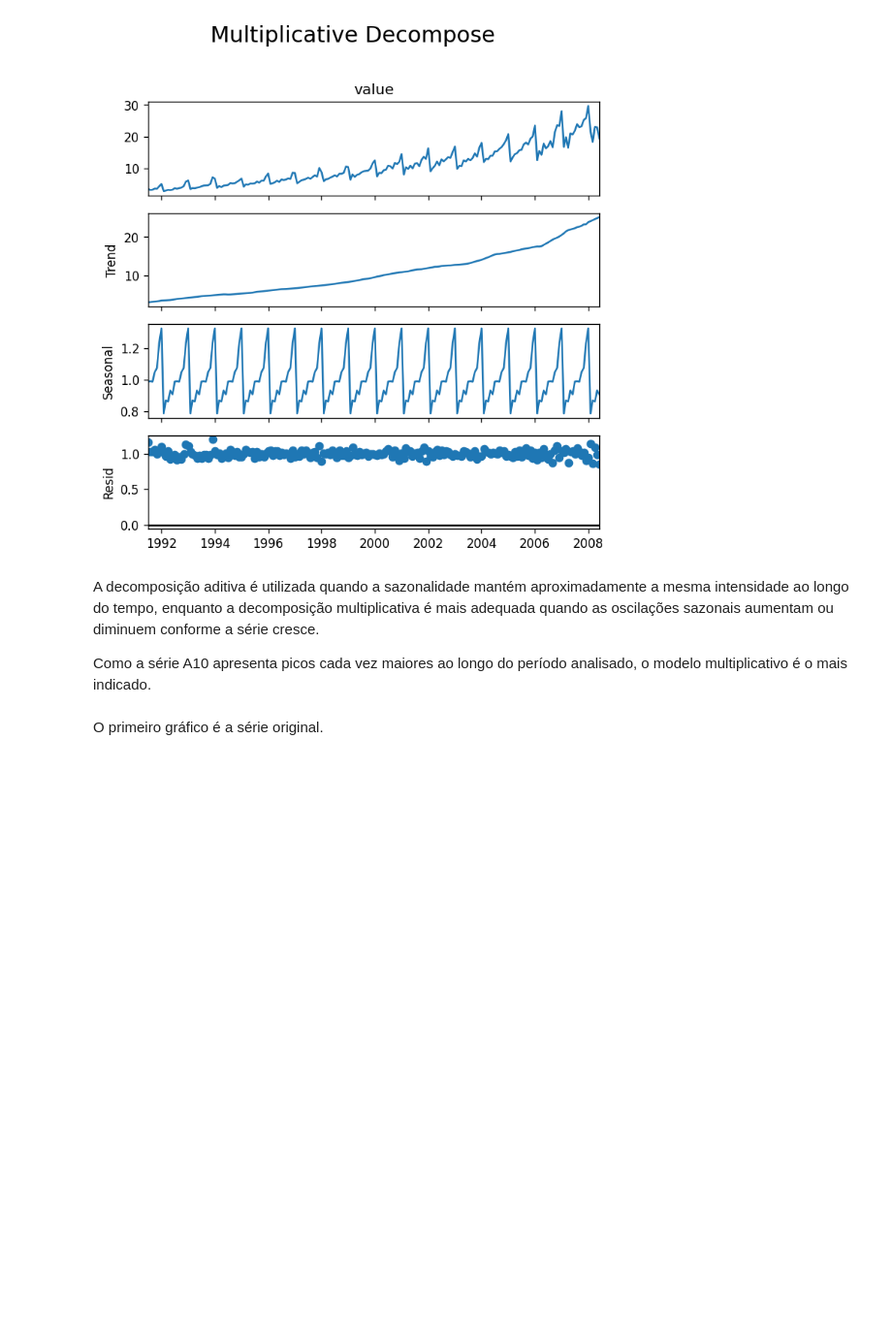
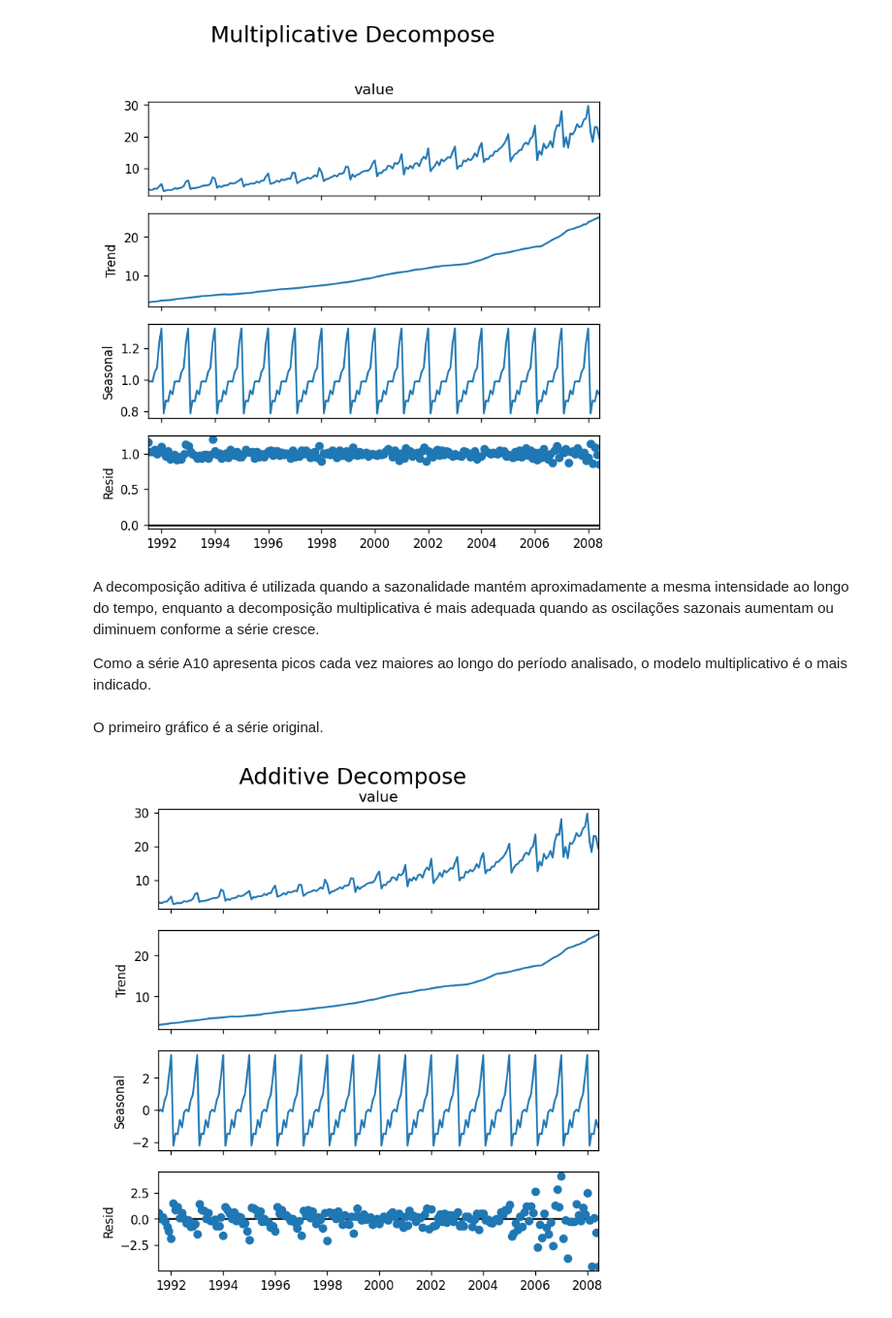
Before and after one commit to JMCVALE/ASN-ROCKS-, a Jupyter notebook: SERIES_TEMPORAIS_DECOMPOSIÇÃO.ipynb, the cells around one changed output. Shown at 97% size. Drawn from its saved outputs; the diff is of its cells as text; code cells hidden in the pictures; blank space fills up the shorter version.

```diff
--- a/SERIES_TEMPORAIS_DECOMPOSIÇÃO.ipynb
+++ b/SERIES_TEMPORAIS_DECOMPOSIÇÃO.ipynb
@@ -174,3 +178,17 @@ A decomposição aditiva é utilizada quando a sazonalidade mantém aproximadame
 Como a série A10 apresenta picos cada vez maiores ao longo do período analisado, o modelo multiplicativo é o mais indicado.
 # %% [markdown]
 O primeiro gráfico é a série original.
+# %%
+################################################################
+#3. Fazendo a decomposição dos elementos da série
+################################################################
+
+# Additive Decomposition
+result_add = seasonal_decompose(df['value'], model='additive', extrapolate_trend='freq')
+
+# Plot
+plt.rcParams.update({'figure.figsize': (6,6)})
+result_add.plot().suptitle('Additive Decompose', fontsize=18, y=1.02)
+plt.show()
+# %% [output]
+[figure, added]
```
Also changed, not shown: parts of 7 cells of this notebook.
